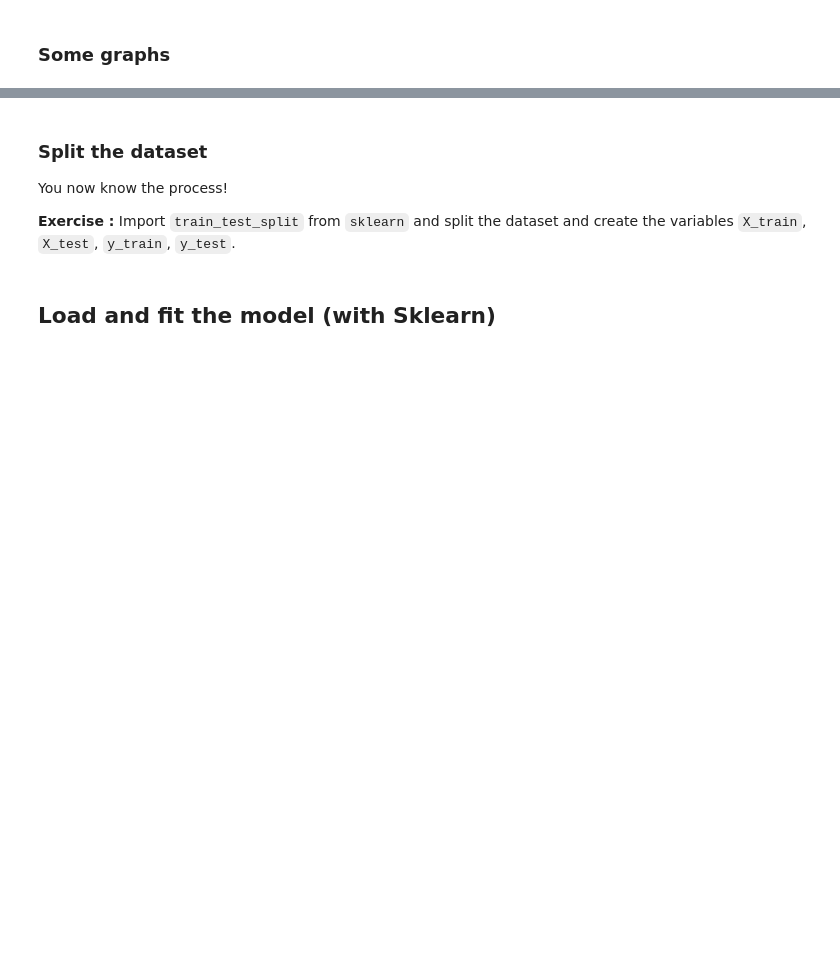
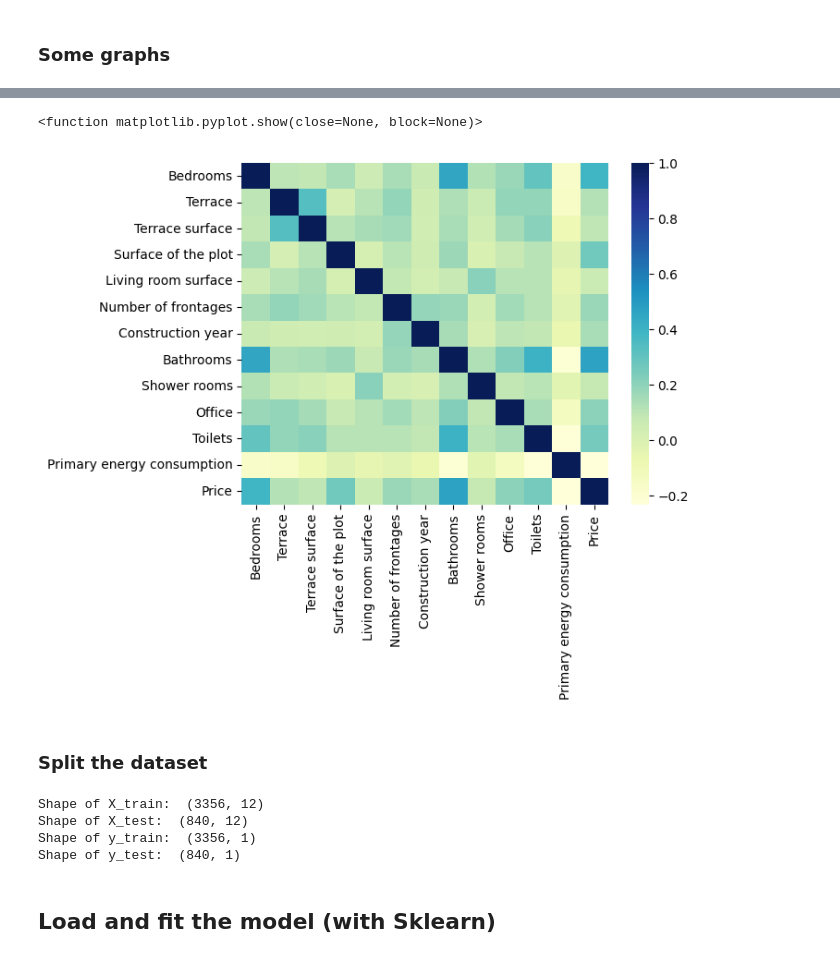
Before and after one commit to DeFre/ImmoEliza-data-analysis, a Jupyter notebook: model-building/all-models.ipynb, the cells around one changed output, grey strips where cells are left out. Drawn from its saved outputs; the diff is of its cells as text; code cells hidden in the pictures; blank space fills up the shorter version.

Commit message:
cropped_df using .loc()

```diff
--- a/model-building/all-models.ipynb
+++ b/model-building/all-models.ipynb
@@ -18,7 +18,7 @@ import seaborn as sns
 import plotly.express as px
 # %%
 #import dataframe and display first rows and the total number of columns and rows
-df = pd.read_csv('../data/saved_data_myt.csv', index_col=0)
+df = pd.read_csv('../data/saved_data.csv', index_col=0)
 display(df.head())
 df.shape
 # %% [output]
@@ -70,4 +79,6 @@ print(X)
 ### Some graphs
 # %%
 # create a dataframe which (only) combines X & y to create some graphs
-cropped_df = df[int_columns] + df["Price"]
+cropped_df = df.loc[:,int_columns]
+cropped_df["Price"] = df["Price"]
+cropped_df.head()
@@ -85,12 +108,11 @@ plt.show
 # %%
-sns.heatmap(cropped_df.corr(), cmap="YlGnBu", annot=True) #heatmap of selected columns
+sns.heatmap(cropped_df.corr(), cmap="YlGnBu", annot=False) #heatmap of selected columns
 plt.show
+# %% [output]
+<function matplotlib.pyplot.show(close=None, block=None)>
+[figure, added]
-# %% [markdown]
-### Split the dataset
-
-You now know the process!
-
-**Exercise :** Import `train_test_split` from `sklearn` and split the dataset and create the variables `X_train`, `X_test`, `y_train`, `y_test`.
+# %% [markdown]
+### Split the dataset
 # %%
 from sklearn.model_selection import train_test_split
 
@@ -100,6 +122,11 @@ print("Shape of X_train: ", X_train.shape)
 print("Shape of X_test: ", X_test.shape)
 print("Shape of y_train: ", y_train.shape)
 print("Shape of y_test: ", y_test.shape)
+# %% [output]
+Shape of X_train:  (3356, 12)
+Shape of X_test:  (840, 12)
+Shape of y_train:  (3356, 1)
+Shape of y_test:  (840, 1)
 # %% [markdown]
 ##  Load and fit the model (with Sklearn)
 # %%
```
Also changed, not shown: parts of 9 cells of this notebook.
